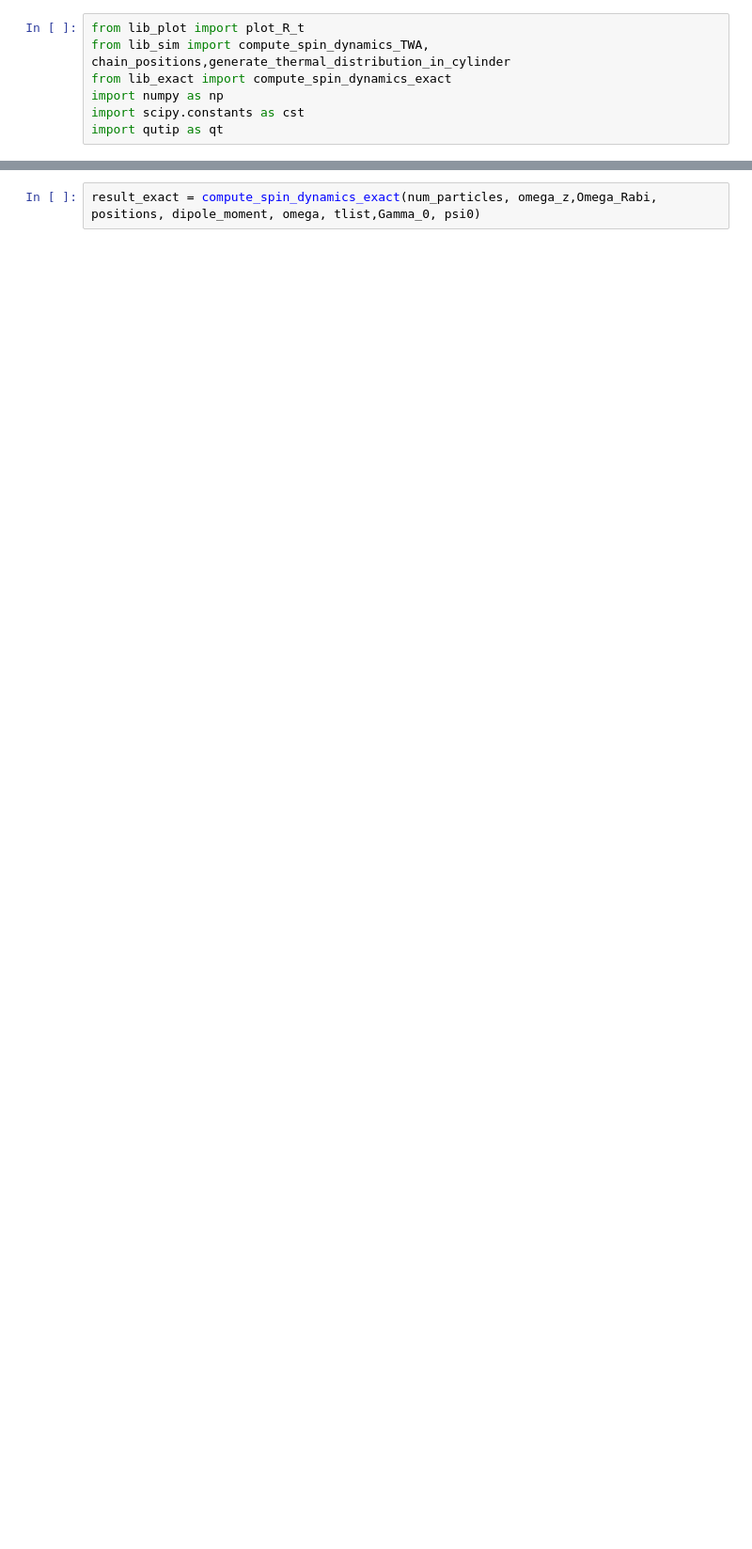
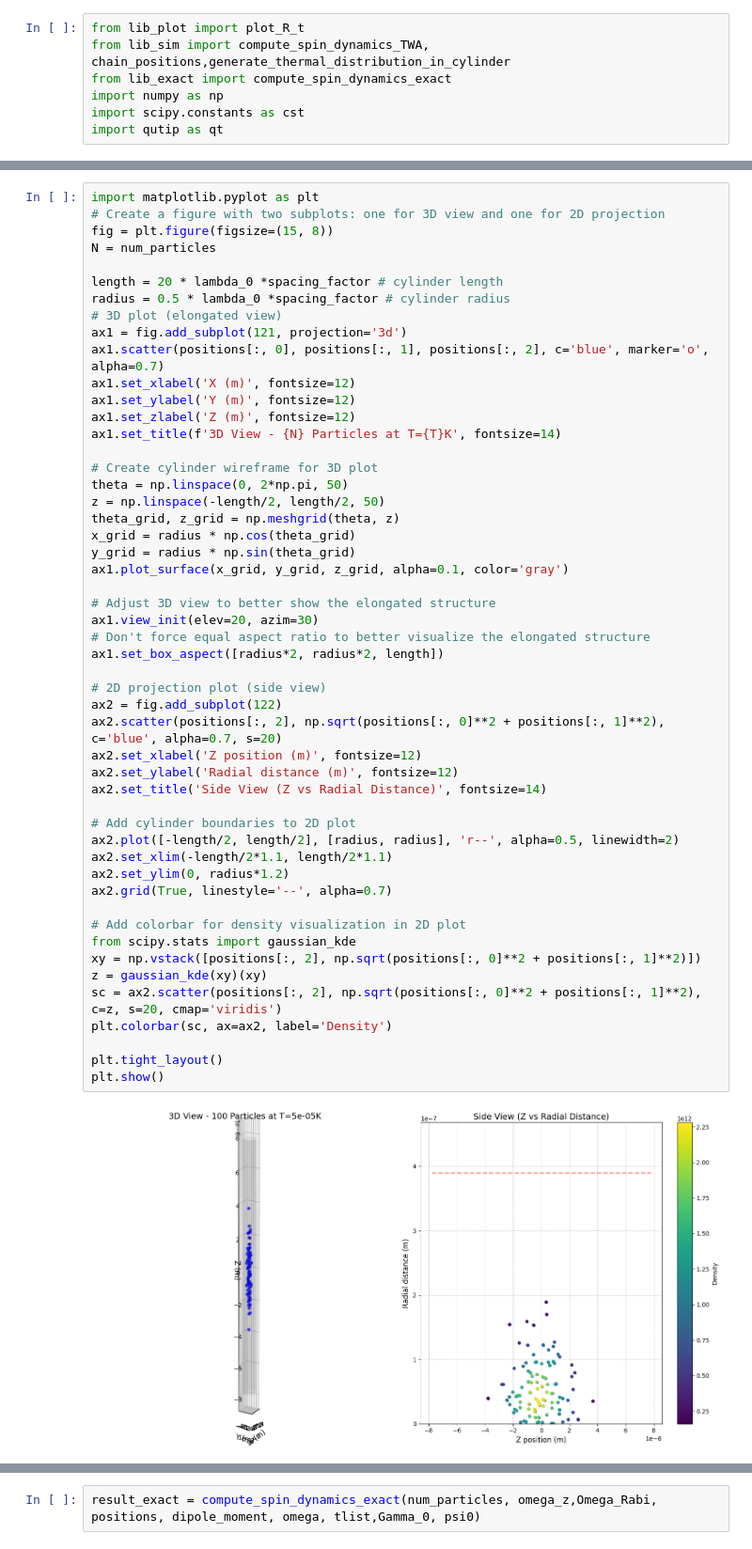
Before and after one commit to MPoitrinal/Truncated-Wigner, a Jupyter notebook: main.ipynb, the cells around one changed output, grey strips where cells are left out. Shown at 94% size. Cells and saved outputs as stored; diff of their text form; blank space fills up the shorter version.

```diff
--- a/main.ipynb
+++ b/main.ipynb
@@ -34,0 +63,53 @@ t_list = np.linspace(0,t_max_factor/Gamma_0,num_steps)
+# %%
+import matplotlib.pyplot as plt
+# Create a figure with two subplots: one for 3D view and one for 2D projection
+fig = plt.figure(figsize=(15, 8))
+N = num_particles
+
+length = 20 * lambda_0 *spacing_factor # cylinder length
+radius = 0.5 * lambda_0 *spacing_factor # cylinder radius
+# 3D plot (elongated view)
+ax1 = fig.add_subplot(121, projection='3d')
+ax1.scatter(positions[:, 0], positions[:, 1], positions[:, 2], c='blue', marker='o', alpha=0.7)
+ax1.set_xlabel('X (m)', fontsize=12)
+ax1.set_ylabel('Y (m)', fontsize=12)
+ax1.set_zlabel('Z (m)', fontsize=12)
+ax1.set_title(f'3D View - {N} Particles at T={T}K', fontsize=14)
+
+# Create cylinder wireframe for 3D plot
+theta = np.linspace(0, 2*np.pi, 50)
+z = np.linspace(-length/2, length/2, 50)
+theta_grid, z_grid = np.meshgrid(theta, z)
+x_grid = radius * np.cos(theta_grid)
+y_grid = radius * np.sin(theta_grid)
+ax1.plot_surface(x_grid, y_grid, z_grid, alpha=0.1, color='gray')
+
+# Adjust 3D view to better show the elongated structure
+ax1.view_init(elev=20, azim=30)
+# Don't force equal aspect ratio to better visualize the elongated structure
+ax1.set_box_aspect([radius*2, radius*2, length])
+
+# 2D projection plot (side view)
+ax2 = fig.add_subplot(122)
+ax2.scatter(positions[:, 2], np.sqrt(positions[:, 0]**2 + positions[:, 1]**2), c='blue', alpha=0.7, s=20)
+ax2.set_xlabel('Z position (m)', fontsize=12)
+ax2.set_ylabel('Radial distance (m)', fontsize=12)
+ax2.set_title('Side View (Z vs Radial Distance)', fontsize=14)
+
+# Add cylinder boundaries to 2D plot
+ax2.plot([-length/2, length/2], [radius, radius], 'r--', alpha=0.5, linewidth=2)
+ax2.set_xlim(-length/2*1.1, length/2*1.1)
+ax2.set_ylim(0, radius*1.2)
+ax2.grid(True, linestyle='--', alpha=0.7)
+
+# Add colorbar for density visualization in 2D plot
+from scipy.stats import gaussian_kde
+xy = np.vstack([positions[:, 2], np.sqrt(positions[:, 0]**2 + positions[:, 1]**2)])
+z = gaussian_kde(xy)(xy)
+sc = ax2.scatter(positions[:, 2], np.sqrt(positions[:, 0]**2 + positions[:, 1]**2), c=z, s=20, cmap='viridis')
+plt.colorbar(sc, ax=ax2, label='Density')
+
+plt.tight_layout()
+plt.show()
+# %% [output]
+[figure, added]
```
Also changed, not shown: parts of 21 cells of this notebook, 5 other files.
